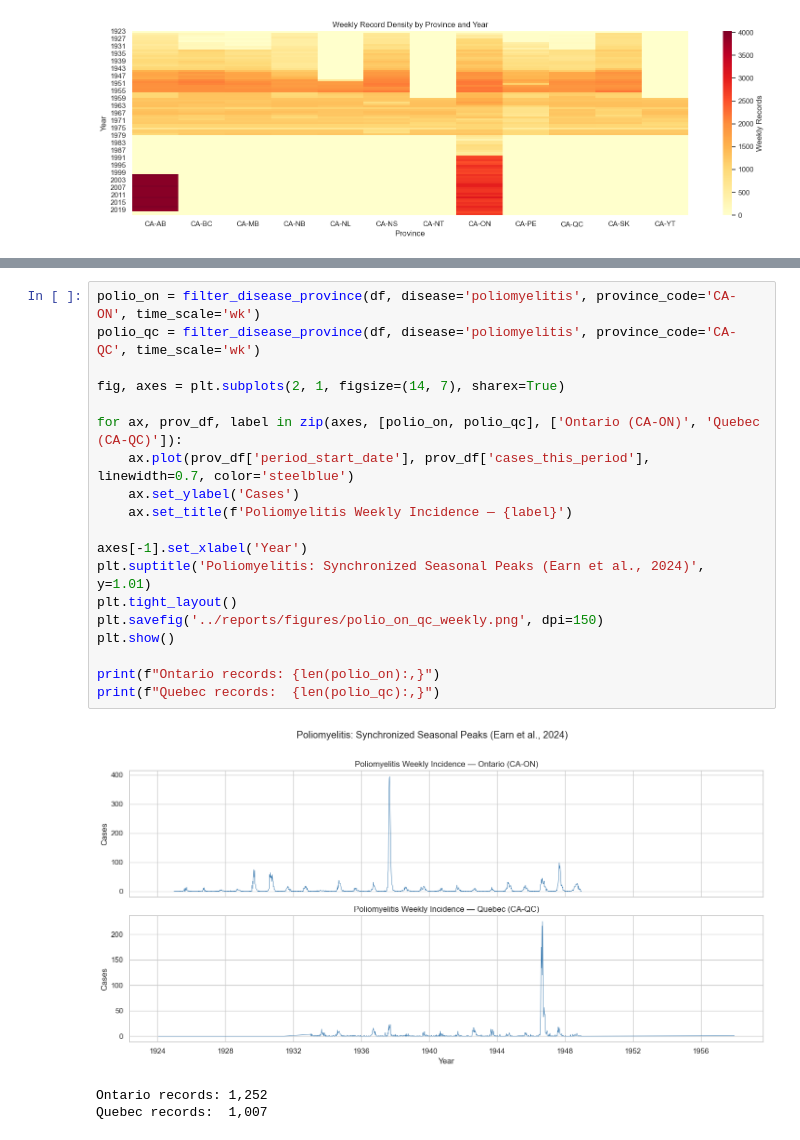
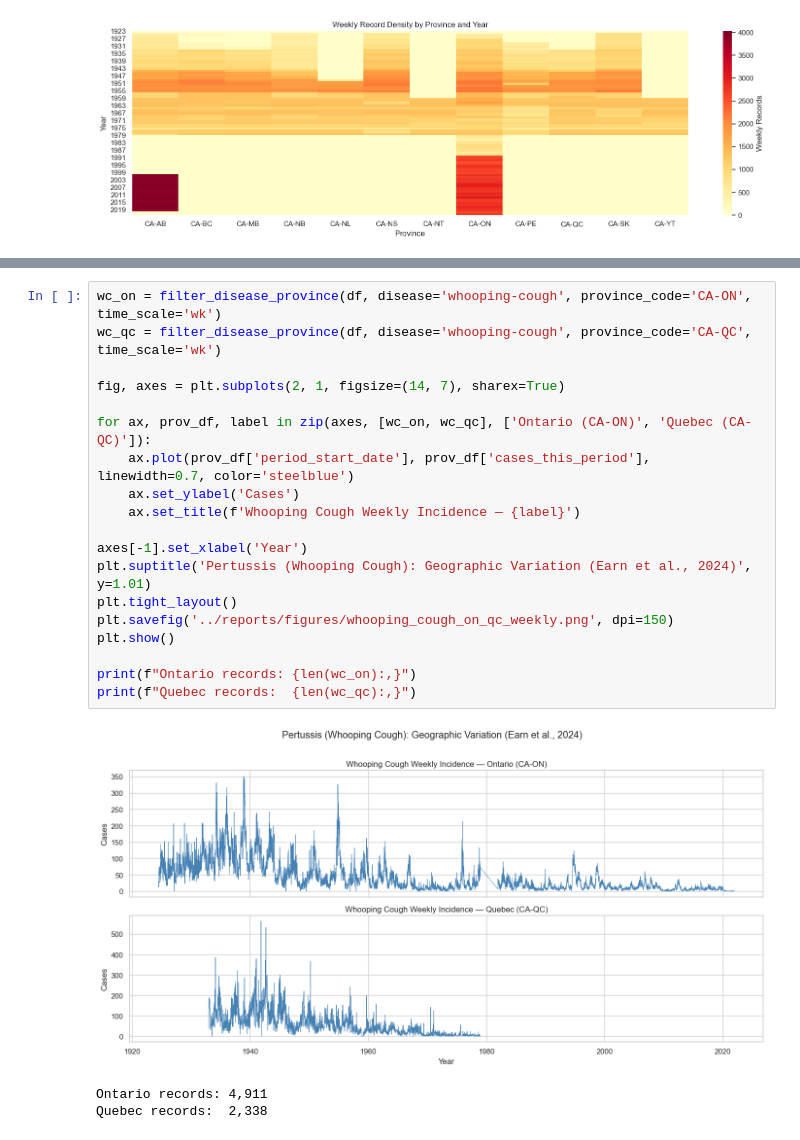
Before and after one commit to payalpt/AAI-590-capstone-canadian-health, a Jupyter notebook: notebooks/01_data_ingestion.ipynb, the cells around one changed output, grey strips where cells are left out. Drawn from its saved outputs; the diff is of its cells as text.

Commit message:
updated notebook to reflect agreed upon project summary and diseases to focus on

```diff
--- a/notebooks/01_data_ingestion.ipynb
+++ b/notebooks/01_data_ingestion.ipynb
@@ -226,23 +214,23 @@ Reproducing the key finding from Earn et al. (2024) — synchronized seasonal pe
 # %%
-polio_on = filter_disease_province(df, disease='poliomyelitis', province_code='CA-ON', time_scale='wk')
-polio_qc = filter_disease_province(df, disease='poliomyelitis', province_code='CA-QC', time_scale='wk')
+wc_on = filter_disease_province(df, disease='whooping-cough', province_code='CA-ON', time_scale='wk')
+wc_qc = filter_disease_province(df, disease='whooping-cough', province_code='CA-QC', time_scale='wk')
 
 fig, axes = plt.subplots(2, 1, figsize=(14, 7), sharex=True)
 
-for ax, prov_df, label in zip(axes, [polio_on, polio_qc], ['Ontario (CA-ON)', 'Quebec (CA-QC)']):
+for ax, prov_df, label in zip(axes, [wc_on, wc_qc], ['Ontario (CA-ON)', 'Quebec (CA-QC)']):
     ax.plot(prov_df['period_start_date'], prov_df['cases_this_period'], linewidth=0.7, color='steelblue')
     ax.set_ylabel('Cases')
-    ax.set_title(f'Poliomyelitis Weekly Incidence — {label}')
+    ax.set_title(f'Whooping Cough Weekly Incidence — {label}')
 
 axes[-1].set_xlabel('Year')
-plt.suptitle('Poliomyelitis: Synchronized Seasonal Peaks (Earn et al., 2024)', y=1.01)
+plt.suptitle('Pertussis (Whooping Cough): Geographic Variation (Earn et al., 2024)', y=1.01)
 plt.tight_layout()
-plt.savefig('../reports/figures/polio_on_qc_weekly.png', dpi=150)
+plt.savefig('../reports/figures/whooping_cough_on_qc_weekly.png', dpi=150)
 plt.show()
 
-print(f"Ontario records: {len(polio_on):,}")
-print(f"Quebec records:  {len(polio_qc):,}")
+print(f"Ontario records: {len(wc_on):,}")
+print(f"Quebec records:  {len(wc_qc):,}")
 # %% [output]
-[figure, old version]
+[figure, new version]
-Ontario records: 1,252
-Quebec records:  1,007
+Ontario records: 4,911
+Quebec records:  2,338
```
Also changed, not shown: parts of 11 cells of this notebook, 1 other file.
